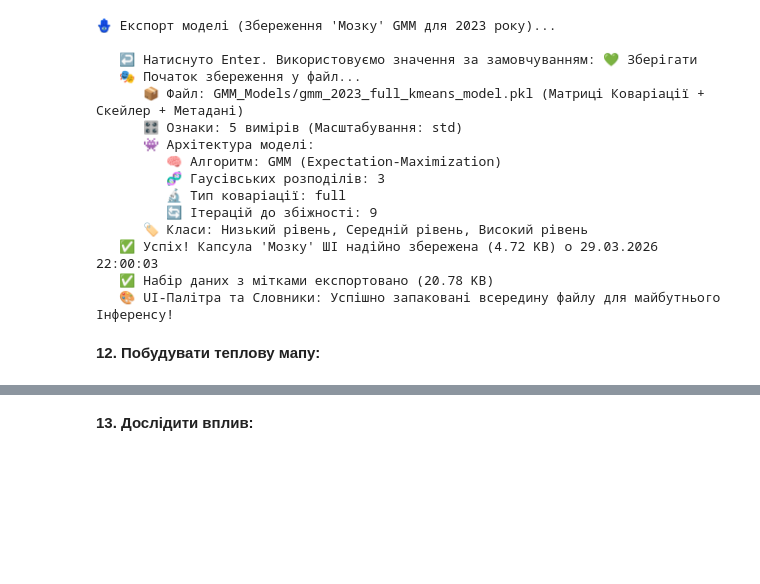
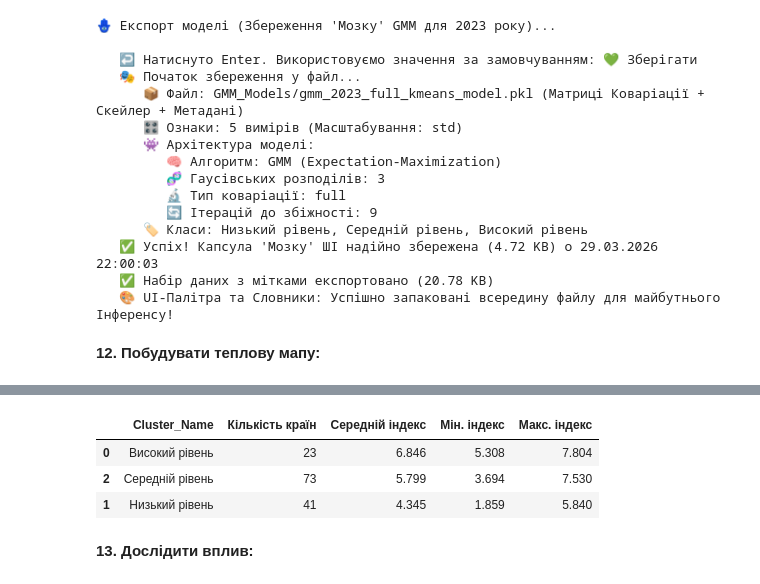
Before and after one commit to IRONKAGE/goit-num-hw-10, a Jupyter notebook: HomeWork_10.ipynb, the cells around one changed output, grey strips where cells are left out. Drawn from its saved outputs; the diff is of its cells as text; code cells hidden in the pictures; blank space fills up the shorter version.

```diff
--- a/HomeWork_10.ipynb
+++ b/HomeWork_10.ipynb
@@ -1343,3 +1343,88 @@ else:
    🎨 UI-Палітра та Словники: Успішно запаковані всередину файлу для майбутнього Інференсу!
 # %% [markdown]
 **12. Побудувати теплову мапу:**
+# %%
+print("🗺️ Ініціалізація картографічного модуля (Choropleth Map)...")
+
+if 'ISO_Code' not in df.columns or 'Cluster_Name' not in df.columns:
+    raise SystemExit("❌ Критична помилка: У датасеті відсутні колонки 'ISO_Code' або 'Cluster_Name'.\n"
+                     "   👉 РІШЕННЯ: Переконайтеся, що ви виконали блоки генерації ISO-кодів та навчання GMM.")
+
+print("   ✅ Геодані та мітки кластерів знайдено. Будуємо проєкцію...\n")
+
+# Рахуємо світовий рейтинг (1 - найщасливіша країна)
+df['Global_Rank'] = df[TARGET_METRIC].rank(ascending=False, method='min').astype(int)
+
+discrete_color_map = {CLUSTER_LABELS[i]: COLOR_PALETTE_FULL[i] for i in range(N_CLUSTERS)}
+
+f1, f2 = FEATURES_FULL[0], FEATURES_FULL[1]
+f1_ua = FEATURE_TRANSLATIONS.get(f1, str(f1).replace('.', ' ').strip())
+f2_ua = FEATURE_TRANSLATIONS.get(f2, str(f2).replace('.', ' ').strip())
+
+# 🛡️ ПРАВИЛЬНИЙ ПІДХІД: Передаємо custom_data прямо в px.choropleth
+fig_cluster_map = px.choropleth(
+    df,
+    locations='ISO_Code',
+    color='Cluster_Name',
+    locationmode='ISO-3',
+    color_discrete_map=discrete_color_map,
+    hover_name=COUNTRY_COL,
+    labels={'Cluster_Name': "Рівень життя (ШІ)"},
+    custom_data=['Cluster_Name', TARGET_METRIC, f1, f2, 'Global_Rank'] # <--- ТЕПЕР ВОНО ТУТ
+)
+
+# Тепер ми просто форматуємо текст, а дані Plotly підтягне правильно відсортованими
+fig_cluster_map.update_traces(
+    hovertemplate="<b>%{hovertext}</b><br><br>" +
+                  "🏆 Світовий рейтинг: <b>#%{customdata[4]}</b><br>" +
+                  "📌 Код ISO: <b>%{location}</b><br>" +
+                  "🤖 Кластер ШІ: <b>%{customdata[0]}</b><br>" +
+                  "📊 Оригінальний індекс: <b>%{customdata[1]:.3f}</b><br>" +
+                  f"💰 {f1_ua}: <b>%{{customdata[2]:.2f}}</b><br>" +
+                  f"🩺 {f2_ua}: <b>%{{customdata[3]:.2f}}</b><br>" +
+                  "<extra></extra>"
+)
+
+fig_cluster_map.update_layout(
+    title_text=f"🌐 Світовий розподіл рівнів життя за версією ШІ (GMM Clusters, {TARGET_YEAR})",
+    title_x=0.5,
+    title_font=dict(size=20, color="#ffffff"),
+    template=PLOT_TEMPLATE,
+    geo=dict(
+        showframe=False,
+        showcoastlines=True, coastlinecolor="rgba(255, 255, 255, 0.3)",
+        projection_type='natural earth',
+        bgcolor='rgba(0,0,0,0)',
+        lakecolor='#0a0a0a',
+        landcolor='#1a1a1a'
+    ),
+    legend=dict(
+        title="Категорії (Кластери)",
+        yanchor="bottom", y=0.05,
+        xanchor="left", x=0.05,
+        bgcolor="rgba(0,0,0,0.5)",
+        bordercolor="#444", borderwidth=1
+    ),
+    width=1300, height=750,
+    margin=dict(l=0, r=0, b=0, t=60)
+)
+
+print("Красивий Вивід - Кластерна мапа світу:")
+fig_cluster_map.show()
+
+print("\n📊 Технічний Вивід - Аналітика сформованих кластерів:")
+cluster_stats = df.groupby('Cluster_Name').agg(
+    count=(COUNTRY_COL, 'count'),
+    mean_idx=(TARGET_METRIC, 'mean'),
+    min_idx=(TARGET_METRIC, 'min'),
+    max_idx=(TARGET_METRIC, 'max')
+).reset_index().rename(columns={
+    'count': 'Кількість країн',
+    'mean_idx': 'Середній індекс',
+    'min_idx': 'Мін. індекс',
+    'max_idx': 'Макс. індекс'
+}).sort_values('Середній індекс', ascending=False)
+
+display(cluster_stats.style.background_gradient(cmap='YlGnBu', subset=['Середній індекс'])\
+        .set_properties(**TABLE_PROPS).format(precision=3))
+# %% [output]
@@ -1346,3 +1437,7 @@ else:
+|  | Cluster_Name | Кількість країн | Середній індекс | Мін. індекс | Макс. індекс |
+| 0 | Високий рівень | 23 | 6.846 | 5.308 | 7.804 |
+| 2 | Середній рівень | 73 | 5.799 | 3.694 | 7.530 |
+| 1 | Низький рівень | 41 | 4.345 | 1.859 | 5.840 |
 # %% [markdown]
 **13. Дослідити вплив:**
 # %% [markdown]
```
Also changed, not shown: parts of 1 cell of this notebook.
